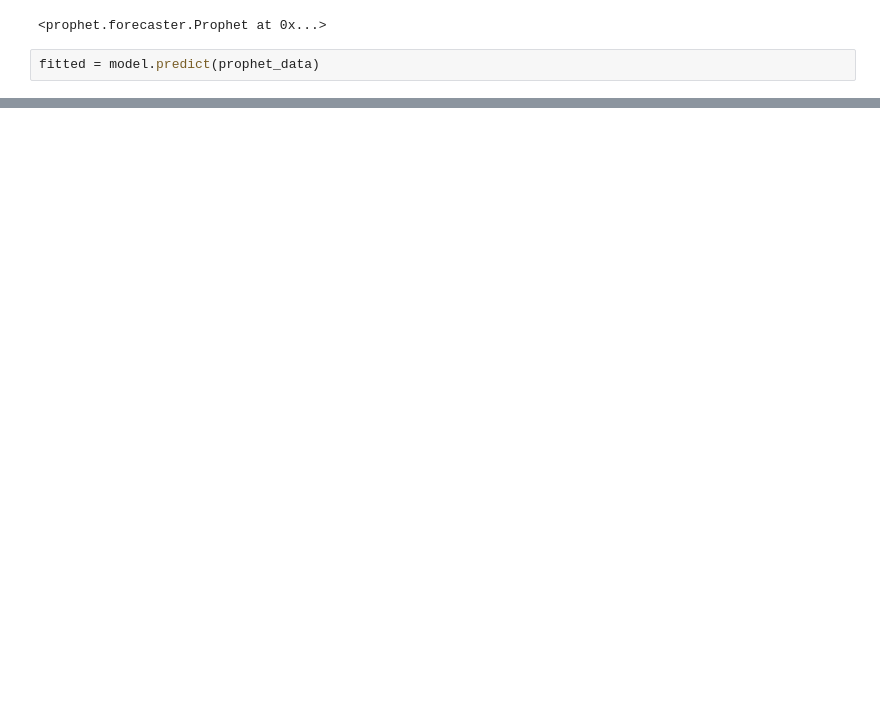
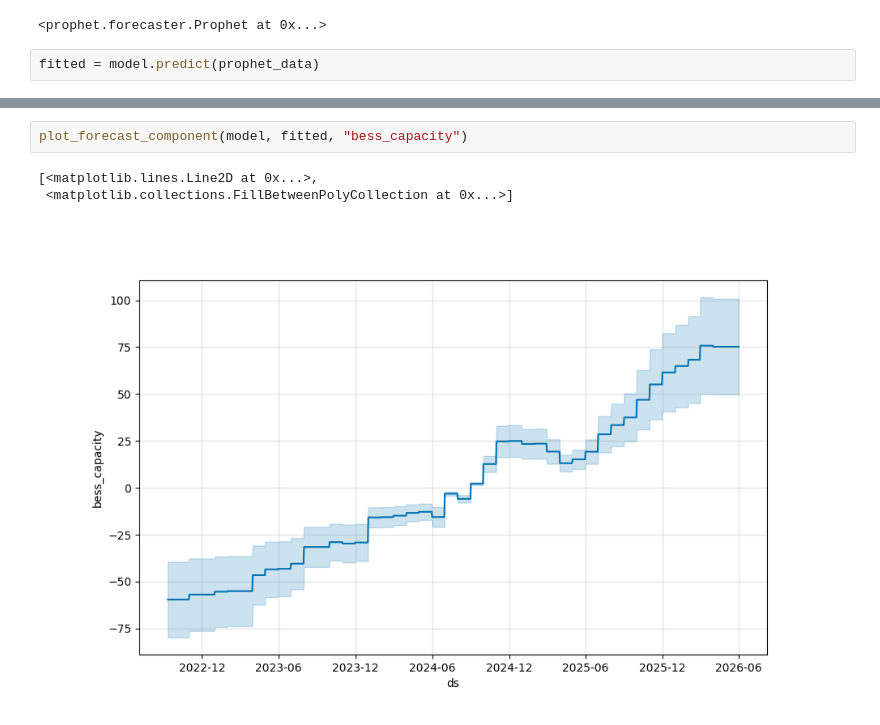
Before and after one commit to andrewkittredge/modo_energy, a Jupyter notebook: analysis.ipynb, the cells around one changed output, grey strips where cells are left out. Drawn from its saved outputs; the diff is of its cells as text; blank space fills up the shorter version.

```diff
--- a/analysis.ipynb
+++ b/analysis.ipynb
@@ -107,0 +119,6 @@ fig2 = model.plot_components(fitted)
+# %%
+plot_forecast_component(model, fitted, "bess_capacity")
+# %% [output]
+[<matplotlib.lines.Line2D at 0x...>,
+ <matplotlib.collections.FillBetweenPolyCollection at 0x...>]
+[figure, added]
```
Also changed, not shown: parts of 15 cells of this notebook, 1 other file.
